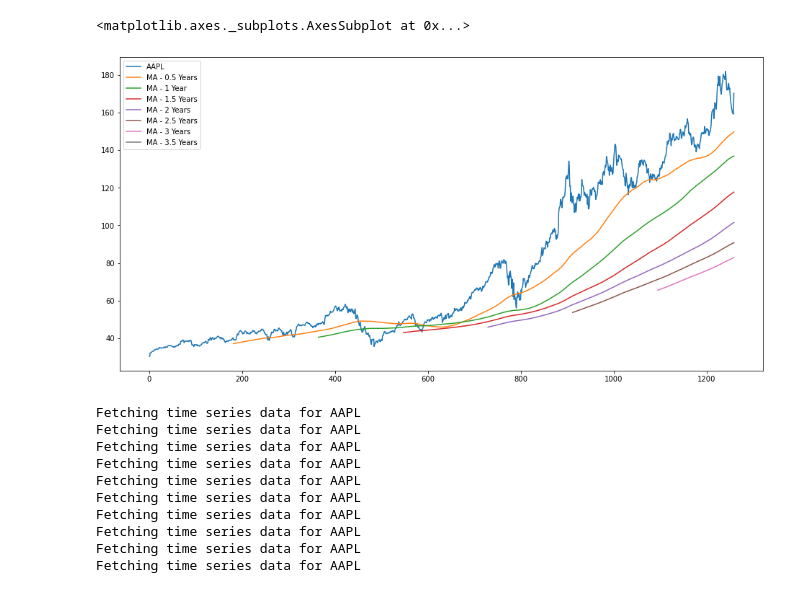
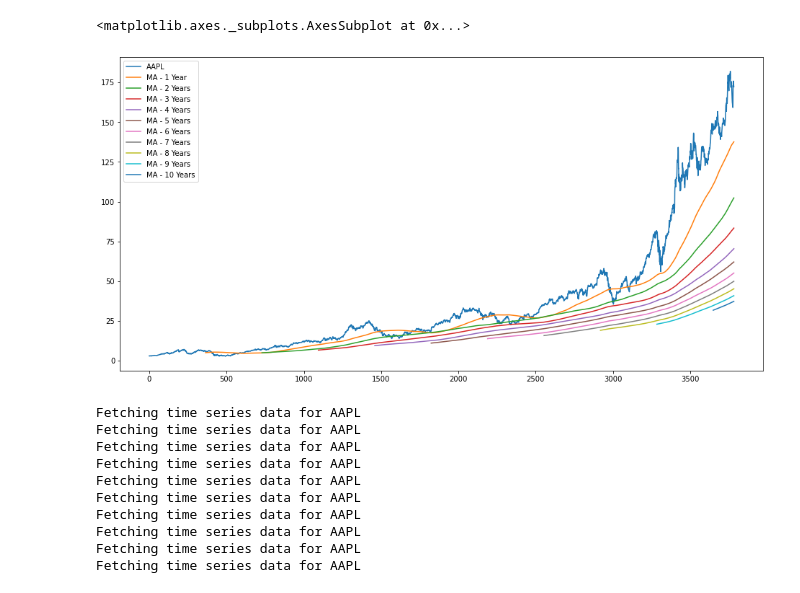
Before and after one commit to sachinmsuri/FinViz, a Jupyter notebook: finviz/data_testing.ipynb, the cells around one changed output. Cells and saved outputs as stored; diff of their text form; code cells hidden in the pictures.

```diff
--- a/finviz/data_testing.ipynb
+++ b/finviz/data_testing.ipynb
@@ -46,12 +46,15 @@ Fetching time series data for AAPL
 # %%
 #Moving Average Calculations
 moving_average = df
-moving_average['MA - 0.5 Years'] = moving_average[ticker_symbol].rolling(182).mean()
 moving_average['MA - 1 Year'] = moving_average[ticker_symbol].rolling(365).mean()
-moving_average['MA - 1.5 Years'] = moving_average[ticker_symbol].rolling(548).mean()
 moving_average['MA - 2 Years'] = moving_average[ticker_symbol].rolling(365*2).mean()
-moving_average['MA - 2.5 Years'] = moving_average[ticker_symbol].rolling(912).mean()
 moving_average['MA - 3 Years'] = moving_average[ticker_symbol].rolling(365*3).mean()
-moving_average['MA - 3.5 Years'] = moving_average[ticker_symbol].rolling(1278).mean()
+moving_average['MA - 4 Years'] = moving_average[ticker_symbol].rolling(365*4).mean()
+moving_average['MA - 5 Years'] = moving_average[ticker_symbol].rolling(365*5).mean()
+moving_average['MA - 6 Years'] = moving_average[ticker_symbol].rolling(365*6).mean()
+moving_average['MA - 7 Years'] = moving_average[ticker_symbol].rolling(365*7).mean()
+moving_average['MA - 8 Years'] = moving_average[ticker_symbol].rolling(365*8).mean()
+moving_average['MA - 9 Years'] = moving_average[ticker_symbol].rolling(365*9).mean()
+moving_average['MA - 10 Years'] = moving_average[ticker_symbol].rolling(365*10).mean()
 moving_average
 # %% [output]
@@ -71,15 +74,18 @@ moving_average
 # %%
 moving_average[[ticker_symbol,
-        'MA - 0.5 Years',
         'MA - 1 Year',
-        'MA - 1.5 Years',
         'MA - 2 Years',
-        'MA - 2.5 Years',
         'MA - 3 Years',
-        'MA - 3.5 Years']].plot(label=ticker_symbol, figsize=(16, 8))
+        'MA - 4 Years',
+        'MA - 5 Years',
+        'MA - 6 Years',
+        'MA - 7 Years',
+        'MA - 8 Years',
+        'MA - 9 Years',
+        'MA - 10 Years']].plot(label=ticker_symbol, figsize=(16, 8))
 # %% [output]
 <matplotlib.axes._subplots.AxesSubplot at 0x...>
-[figure, old version]
+[figure, new version]
 # %%
 #Yield calculations
 yield_df = df
```
Also changed, not shown: parts of 2 cells of this notebook, 7 other files.
